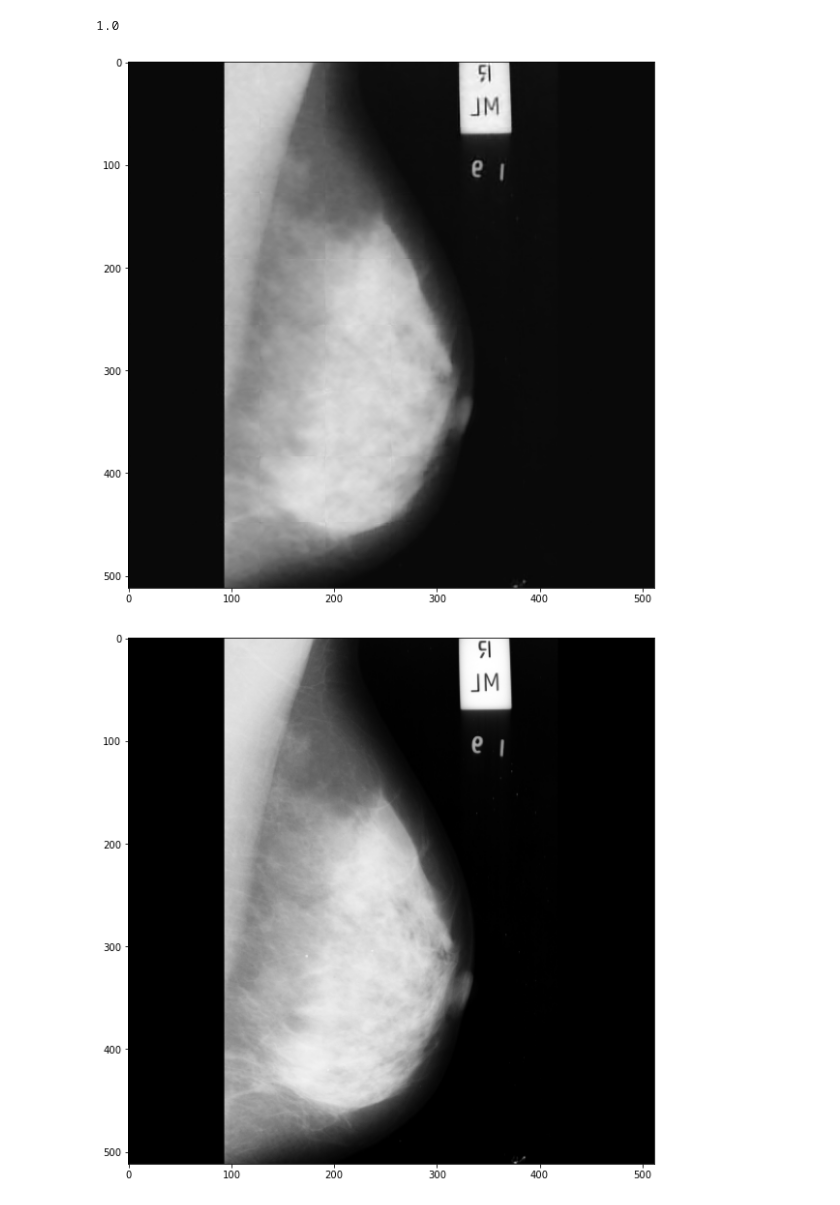
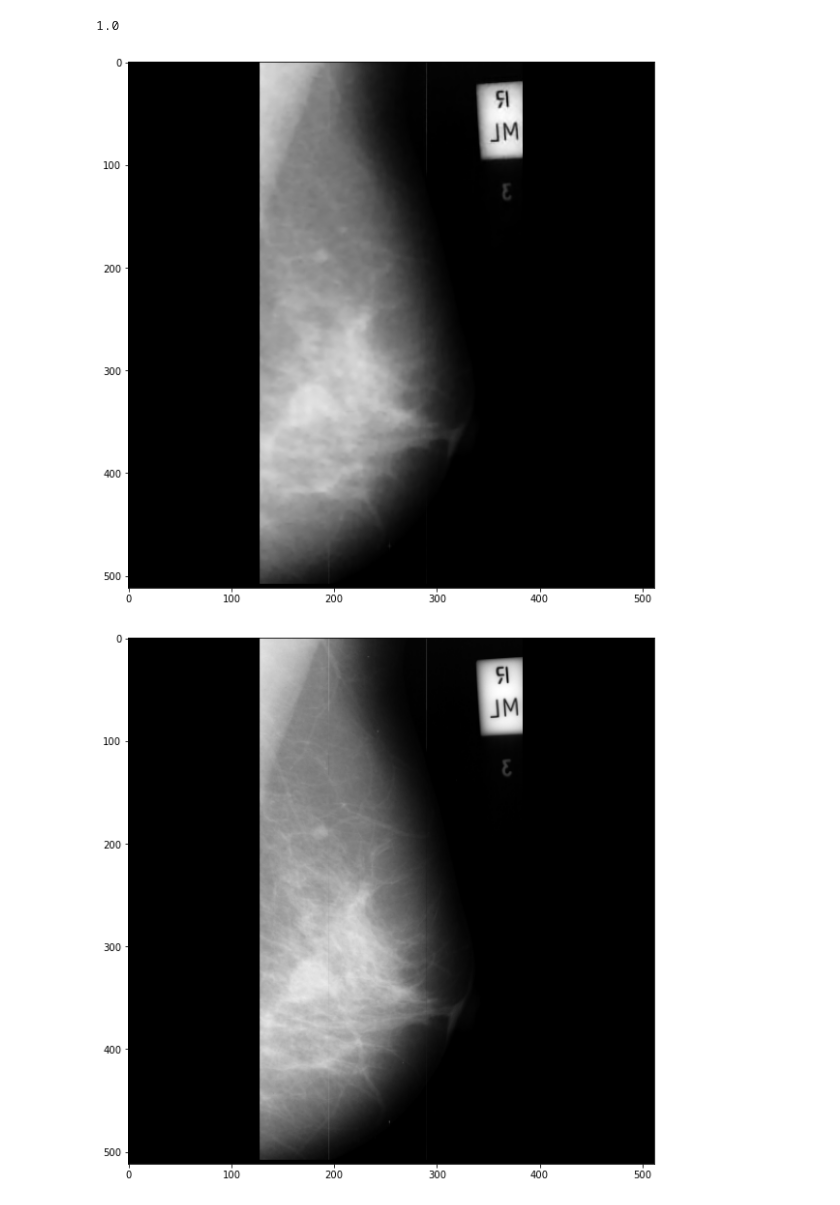
Before and after one commit to notchla/dnresnet, a Jupyter notebook: dnresnet.ipynb, the cells around one changed output. Cells and saved outputs as stored; diff of their text form; code cells hidden in the pictures.

Commit message:
with overlap in patches

```diff
--- a/dnresnet.ipynb
+++ b/dnresnet.ipynb
@@ -300,7 +308,7 @@ for i in range(n):
     # display reconstruction
     bx = plt.subplot(3, n, i + n + 1)
     plt.title("reconstructed")
-    plt.imshow(decoded[0][i], cmap="gray", vmin=0, vmax=1)
+    plt.imshow(decoded[i], cmap="gray", vmin=0, vmax=1)
     plt.gray()
     bx.get_xaxis().set_visible(False)
     bx.get_yaxis().set_visible(False)
@@ -319,16 +326,0 @@ plt.show()
-# %%
-'''def reconstruct(patches, width, height, noriginal, dims):
-    original = np.empty((noriginal, width, height, dims))
-    (npatches, pwidth, pheight, pchannel) = patches.shape
-    nwidth = int(width / pwidth)
-    nheight = int(height / pheight)
-    print(nwidth, nheight)
-    for i in range(noriginal):
-        for j in range(nheight):
-            insert = patches[j*nwidth:(j+1)*nwidth]
-            print(insert.shape)
-            insert = np.reshape(insert, (width, pheight, dims))
-            print(insert.shape)
-            original[i, :, j*pheight:(j+1)*pheight] = insert
-
-    return original'''
@@ -337,14 +326,0 @@ plt.show()
-# %%
-#should be vectorized for rows
-def reconstruct(patches, width, height, noriginal, dims):
-    original = np.empty((noriginal, width, height, dims))
-    (npatches, pwidth, pheight, pchannel) = patches.shape
-    nwidth = int(width / pwidth)
-    nheight = int(height / pheight)
-    for i in range(noriginal):
-        for j in range(nheight):
-            for k in range(nwidth):
-                insert = patches[((j * nheight) + k)+(i*nwidth*nheight)]
-                original[i, j*pheight:(j+1)*pheight,k*pwidth:(k+1)*pwidth] = insert
-
-    return original
@@ -351,10 +365,10 @@ def reconstruct(patches, width, height, noriginal, dims):
 # %%
-y_val = reconstruct(y_val_patches, 512, 512, 64, 1)
-x_val = reconstruct(x_val_patches, 512, 512, 64, 1)
-x_train = reconstruct(x_train_patches, 512, 512, 258, 1)
-y_train = reconstruct(y_train_patches, 512, 512, 258, 1)
+y_val = reconstruct(y_val_patches, 512, 512, 64, 1, overlap)
+x_val = reconstruct(x_val_patches, 512, 512, 64, 1, overlap)
+x_train = reconstruct(x_train_patches, 512, 512, 258, 1, overlap)
+y_train = reconstruct(y_train_patches, 512, 512, 258, 1, overlap)
 
-recon = reconstruct(decoded[0], 512,512, 4,1)
+recon = reconstruct(decoded, 512,512, 4,1, overlap)
 # %%
 recon.shape
 # %% [output]
@@ -365,16 +379,16 @@ print(np.max(recon))
 1.0
 # %%
 plt.figure(figsize=(10,10))
-plt.imshow(recon[0])
+plt.imshow(recon[3])
 plt.gray()
 # %% [output]
-[figure, old version]
+[figure, new version]
 # %%
 plt.figure(figsize=(10,10))
-plt.imshow(y_val[0])
+plt.imshow(y_val[3])
 plt.gray()
 # %% [output]
-[figure, old version]
+[figure, new version]
 # %%
 plt.figure(figsize=(10,10))
 plt.imshow(x_val[0])
```
Also changed, not shown: parts of 19 cells of this notebook.
